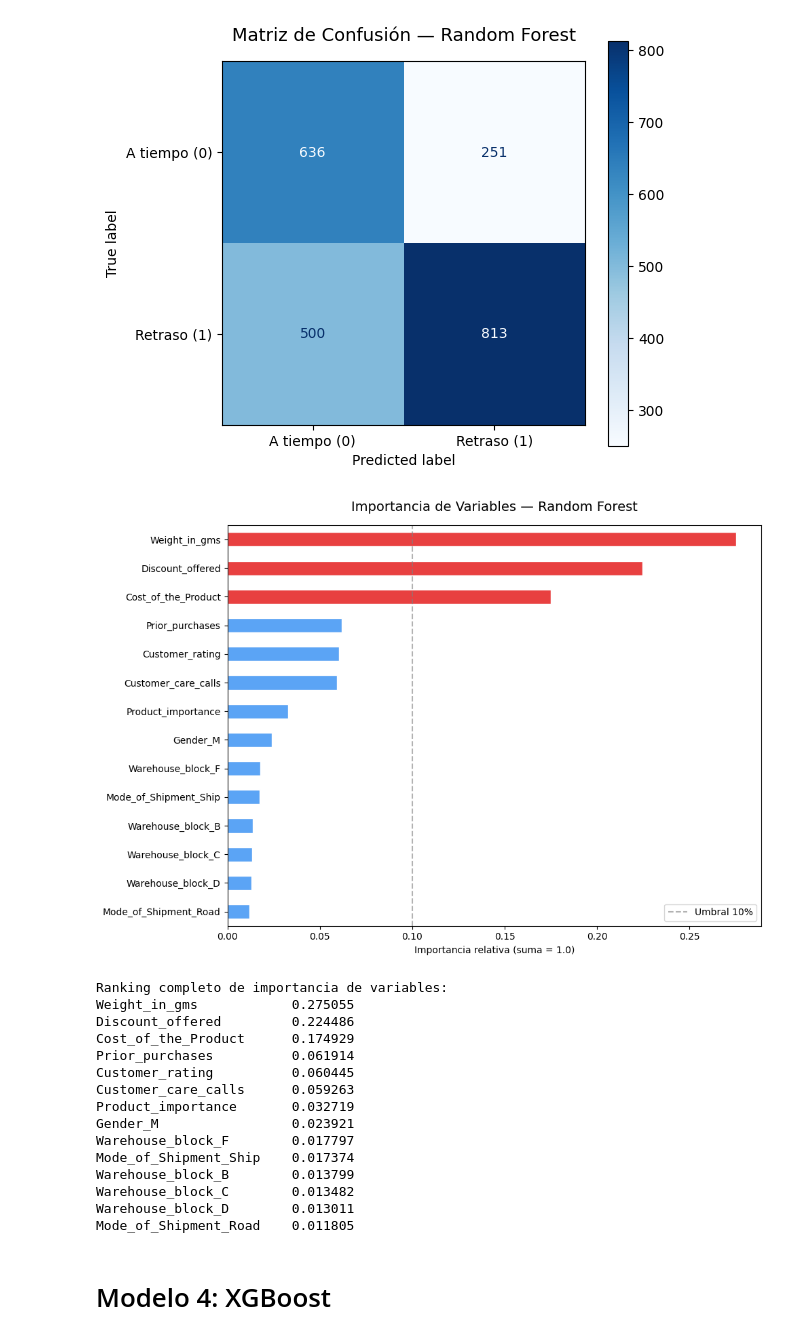
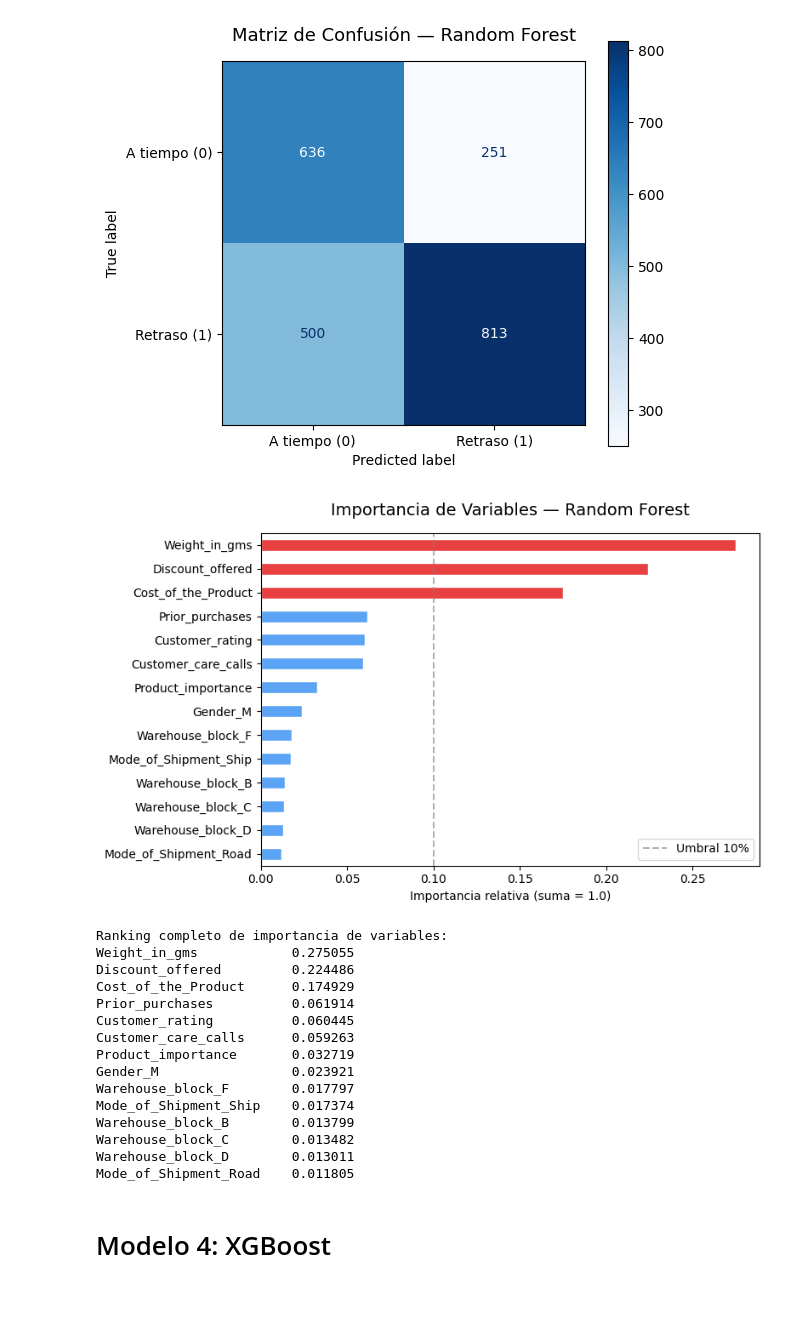
Before and after one commit to irenetite/ML_shipping, a Jupyter notebook: src/notebooks/02_preprocesamiento_y_modelado.ipynb, the cells around one changed output. Cells and saved outputs as stored; diff of their text form; code cells hidden in the pictures; blank space fills up the shorter version.

```diff
--- a/src/notebooks/02_preprocesamiento_y_modelado.ipynb
+++ b/src/notebooks/02_preprocesamiento_y_modelado.ipynb
@@ -885,33 +885,33 @@ plt.show()
 # %%
 # importancia de variabels en random forest
 
 # una de las grandes ventajas del Random Forest: nos dice qué variables
 # han sido más útiles para tomar decisiones correctas
 # se mide como la reducción media de impureza que aporta cada variable
 
 importancias = pd.Series(
     modelo_rf.feature_importances_,
     index=X.columns
 ).sort_values(ascending=True) # ascending=True para que el más importante salga arriba en barh
 
-plt.figure(figsize=(10, 7))
+plt.figure(figsize=(8, 5))
 colores = ['#e84040' if imp > 0.15 else '#5ba4f5' for imp in importancias]
 importancias.plot(kind='barh', color=colores, edgecolor='white')
 plt.title('Importancia de Variables — Random Forest', fontsize=14, pad=15)
 plt.xlabel('Importancia relativa (suma = 1.0)')
 plt.axvline(x=0.10, color='gray', linestyle='--', alpha=0.6, label='Umbral 10%')
 plt.legend()
 plt.tight_layout()
 plt.show()
 
 print('\nRanking completo de importancia de variables:')
 print(importancias.sort_values(ascending=False).to_string())
 
 
 # las 3 variables más importantes son Weight_in_gms, Discount_offered y Cost_of_the_Product
 # esto confirma matemáticamente los hallazgos del EDA: el peso y el descuento son los factores críticos del retraso
 # %% [output]
-[figure, old version]
+[figure, new version]
 Ranking completo de importancia de variables:
 Weight_in_gms            0.275055
 Discount_offered         0.224486
```
Also changed, not shown: parts of 17 cells of this notebook, 17 other files.
